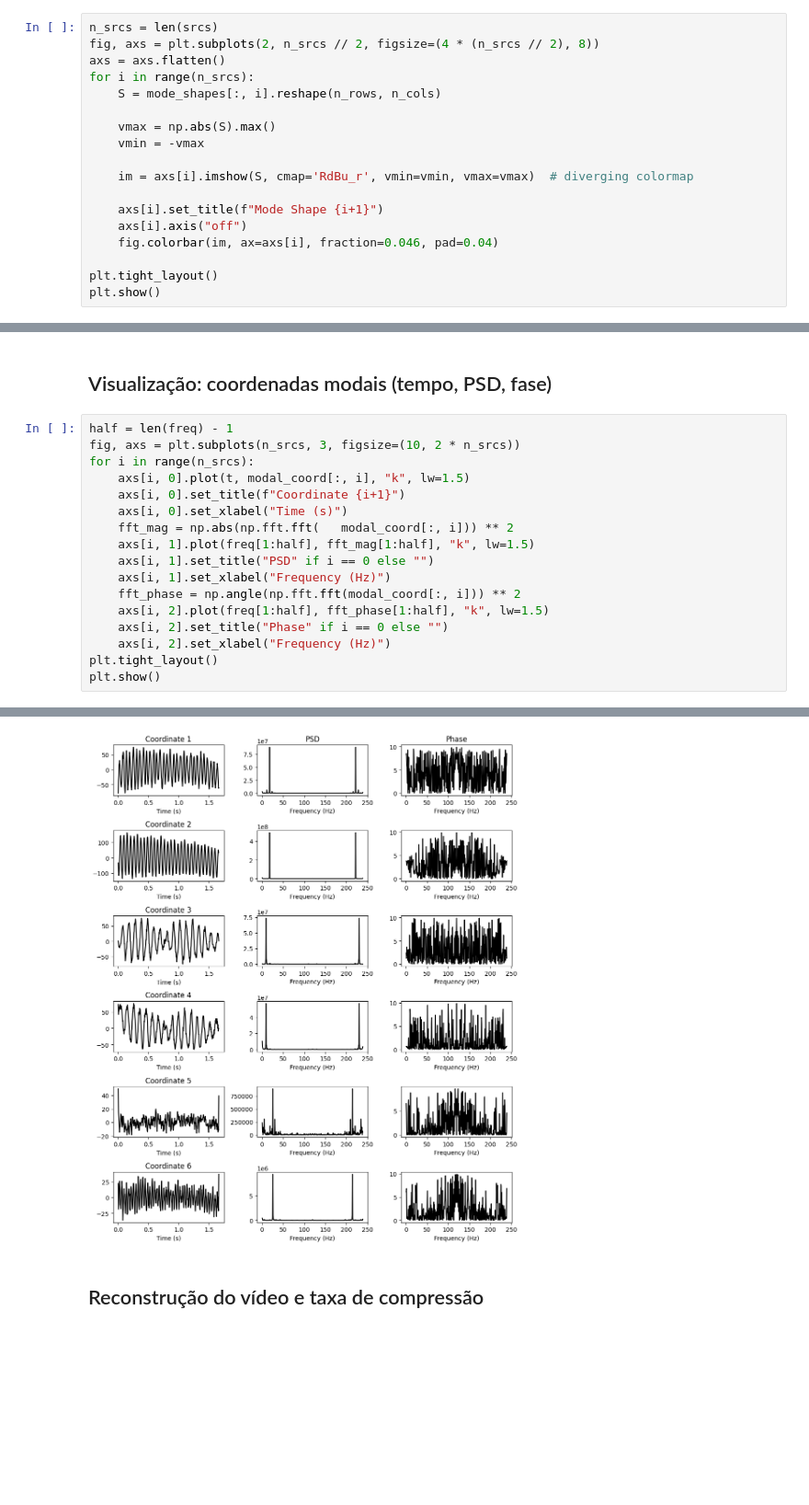
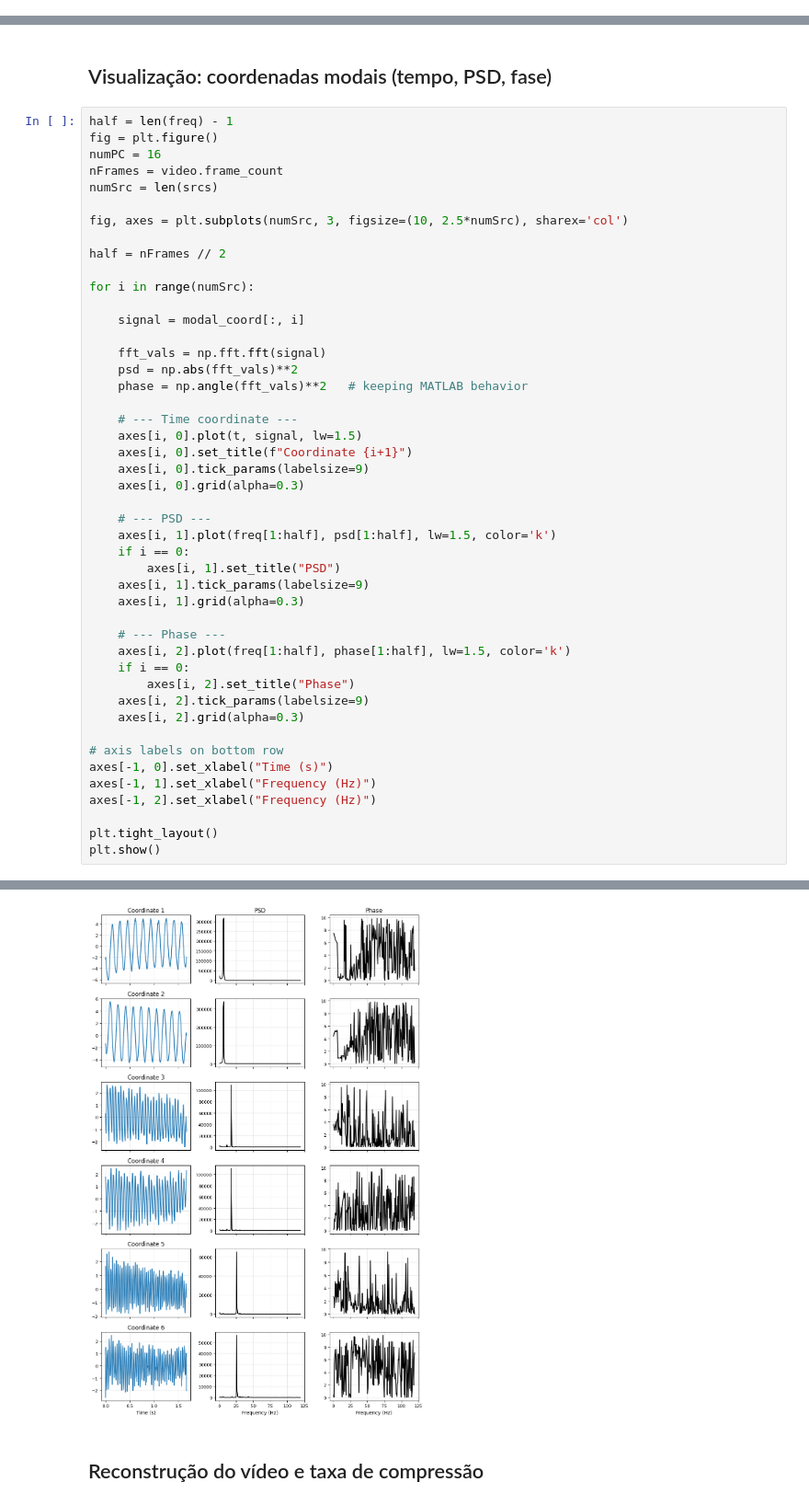
Before and after one commit to regicsf2010/marajo, a Jupyter notebook: moises.ipynb, the cells around one changed output, grey strips where cells are left out. Shown at 92% size. Cells and saved outputs as stored; diff of their text form; blank space fills up the shorter version.

Commit message:
feat: finaliza tradução do matlab

```diff
--- a/moises.ipynb
+++ b/moises.ipynb
@@ -143,20 +81,2 @@ plt.show()
 # %% [markdown]
 ## Visualização: formas modais (espacial)
-# %%
-n_srcs = len(srcs)
-fig, axs = plt.subplots(2, n_srcs // 2, figsize=(4 * (n_srcs // 2), 8))
-axs = axs.flatten()
-for i in range(n_srcs):
-    S = mode_shapes[:, i].reshape(n_rows, n_cols)
-
-    vmax = np.abs(S).max()
-    vmin = -vmax
-
-    im = axs[i].imshow(S, cmap='RdBu_r', vmin=vmin, vmax=vmax)  # diverging colormap
-
-    axs[i].set_title(f"Mode Shape {i+1}")
-    axs[i].axis("off")
-    fig.colorbar(im, ax=axs[i], fraction=0.046, pad=0.04)
-
-plt.tight_layout()
-plt.show()
@@ -166,19 +89,48 @@ plt.show()
 ## Visualização: coordenadas modais (tempo, PSD, fase)
 # %%
 half = len(freq) - 1
-fig, axs = plt.subplots(n_srcs, 3, figsize=(10, 2 * n_srcs))
-for i in range(n_srcs):
-    axs[i, 0].plot(t, modal_coord[:, i], "k", lw=1.5)
-    axs[i, 0].set_title(f"Coordinate {i+1}")
-    axs[i, 0].set_xlabel("Time (s)")
-    fft_mag = np.abs(np.fft.fft(   modal_coord[:, i])) ** 2
-    axs[i, 1].plot(freq[1:half], fft_mag[1:half], "k", lw=1.5)
-    axs[i, 1].set_title("PSD" if i == 0 else "")
-    axs[i, 1].set_xlabel("Frequency (Hz)")
-    fft_phase = np.angle(np.fft.fft(modal_coord[:, i])) ** 2
-    axs[i, 2].plot(freq[1:half], fft_phase[1:half], "k", lw=1.5)
-    axs[i, 2].set_title("Phase" if i == 0 else "")
-    axs[i, 2].set_xlabel("Frequency (Hz)")
+fig = plt.figure()
+numPC = 16
+nFrames = video.frame_count
+numSrc = len(srcs)
+
+fig, axes = plt.subplots(numSrc, 3, figsize=(10, 2.5*numSrc), sharex='col')
+
+half = nFrames // 2
+
+for i in range(numSrc):
+
+    signal = modal_coord[:, i]
+
+    fft_vals = np.fft.fft(signal)
+    psd = np.abs(fft_vals)**2
+    phase = np.angle(fft_vals)**2   # keeping MATLAB behavior
+
+    # --- Time coordinate ---
+    axes[i, 0].plot(t, signal, lw=1.5)
+    axes[i, 0].set_title(f"Coordinate {i+1}")
+    axes[i, 0].tick_params(labelsize=9)
+    axes[i, 0].grid(alpha=0.3)
+
+    # --- PSD ---
+    axes[i, 1].plot(freq[1:half], psd[1:half], lw=1.5, color='k')
+    if i == 0:
+        axes[i, 1].set_title("PSD")
+    axes[i, 1].tick_params(labelsize=9)
+    axes[i, 1].grid(alpha=0.3)
+
+    # --- Phase ---
+    axes[i, 2].plot(freq[1:half], phase[1:half], lw=1.5, color='k')
+    if i == 0:
+        axes[i, 2].set_title("Phase")
+    axes[i, 2].tick_params(labelsize=9)
+    axes[i, 2].grid(alpha=0.3)
+
+# axis labels on bottom row
+axes[-1, 0].set_xlabel("Time (s)")
+axes[-1, 1].set_xlabel("Frequency (Hz)")
+axes[-1, 2].set_xlabel("Frequency (Hz)")
+
 plt.tight_layout()
 plt.show()
 # %% [output]
@@ -185,4 +138,4 @@ plt.show()
-[figure, old version]
+[figure, new version]
 # %% [markdown]
 ## Reconstrução do vídeo e taxa de compressão
 # %%
```
Also changed, not shown: parts of 17 cells of this notebook, 22 other files.
